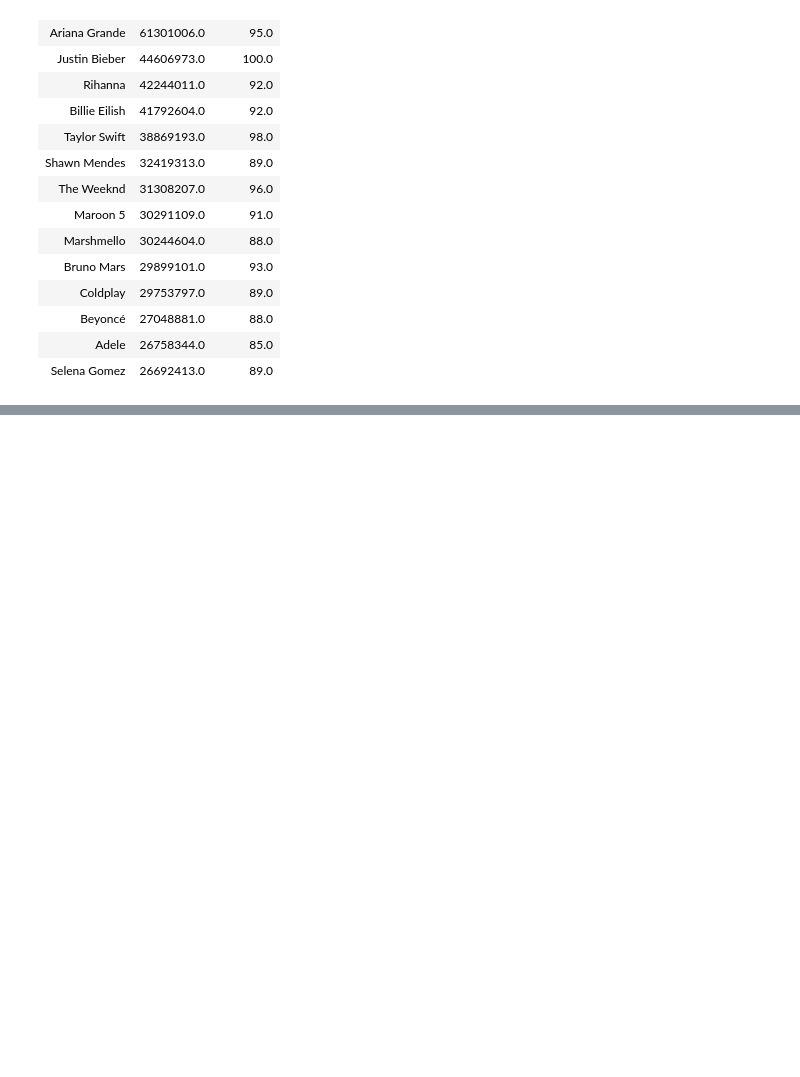
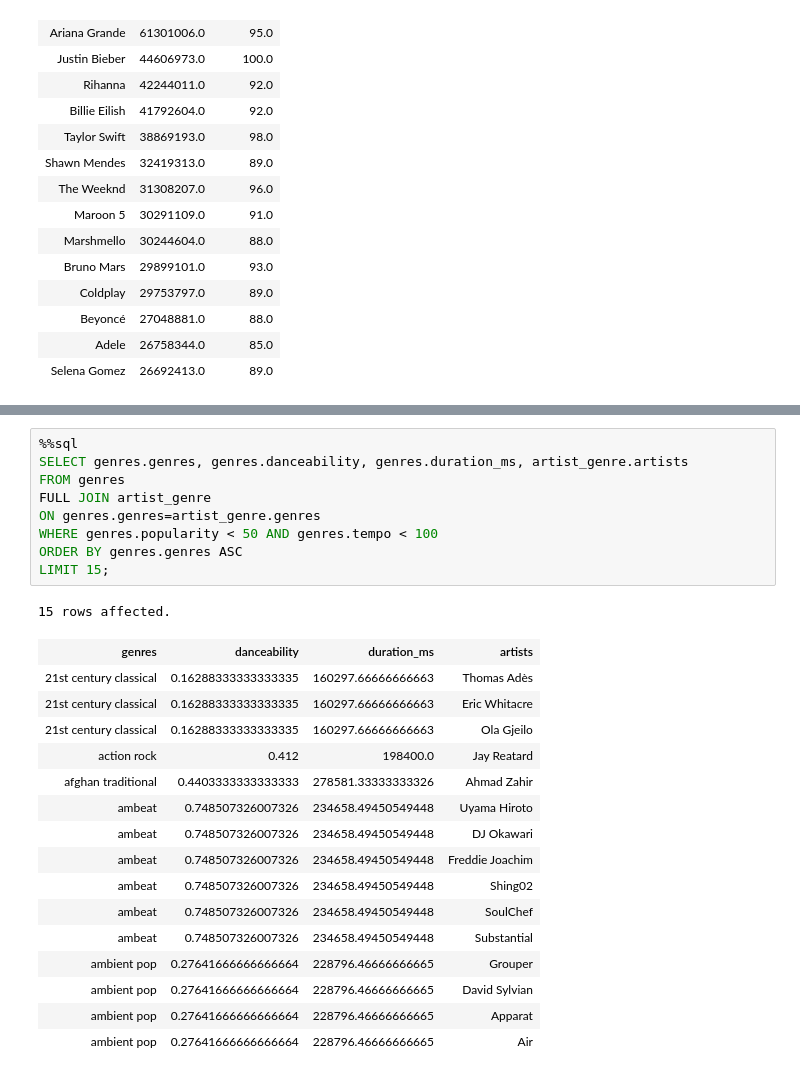
Before and after one commit to KevinKronk/sql-walkthrough-spotify, a Jupyter notebook: sql-walkthrough-spotify.ipynb, the cells around one changed output, grey strips where cells are left out. Cells and saved outputs as stored; diff of their text form; blank space fills up the shorter version.

```diff
--- a/sql-walkthrough-spotify.ipynb
+++ b/sql-walkthrough-spotify.ipynb
@@ -471,0 +519,27 @@ LIMIT 15;
+# %%
+%%sql
+SELECT genres.genres, genres.danceability, genres.duration_ms, artist_genre.artists
+FROM genres
+FULL JOIN artist_genre
+ON genres.genres=artist_genre.genres
+WHERE genres.popularity < 50 AND genres.tempo < 100
+ORDER BY genres.genres ASC
+LIMIT 15;
+# %% [output]
+15 rows affected.
+| genres | danceability | duration_ms | artists |
+| 21st century classical | 0.16288333333333335 | 160297.66666666663 | Thomas Adès |
+| 21st century classical | 0.16288333333333335 | 160297.66666666663 | Eric Whitacre |
+| 21st century classical | 0.16288333333333335 | 160297.66666666663 | Ola Gjeilo |
+| action rock | 0.412 | 198400.0 | Jay Reatard |
+| afghan traditional | 0.4403333333333333 | 278581.33333333326 | Ahmad Zahir |
+| ambeat | 0.748507326007326 | 234658.49450549448 | Uyama Hiroto |
+| ambeat | 0.748507326007326 | 234658.49450549448 | DJ Okawari |
+| ambeat | 0.748507326007326 | 234658.49450549448 | Freddie Joachim |
+| ambeat | 0.748507326007326 | 234658.49450549448 | Shing02 |
+| ambeat | 0.748507326007326 | 234658.49450549448 | SoulChef |
+| ambeat | 0.748507326007326 | 234658.49450549448 | Substantial |
+| ambient pop | 0.27641666666666664 | 228796.46666666665 | Grouper |
+| ambient pop | 0.27641666666666664 | 228796.46666666665 | David Sylvian |
+| ambient pop | 0.27641666666666664 | 228796.46666666665 | Apparat |
+| ambient pop | 0.27641666666666664 | 228796.46666666665 | Air |
```
Also changed, not shown: parts of 5 cells of this notebook.
